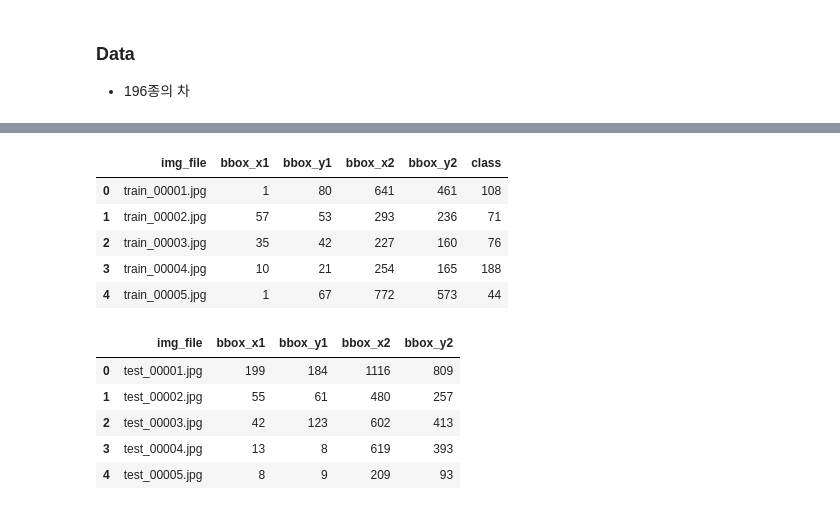
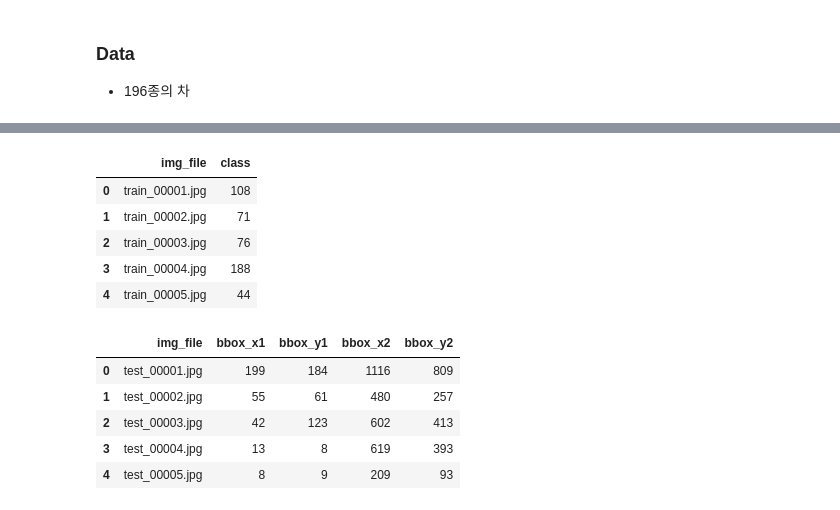
Before and after one commit to EmjayAhn/KaKR_3rd_competition, a Jupyter notebook: main.ipynb, the cells around one changed output, grey strips where cells are left out. Cells and saved outputs as stored; diff of their text form; code cells hidden in the pictures.

```diff
--- a/main.ipynb
+++ b/main.ipynb
@@ -52,13 +58,15 @@ print(df_class.shape)
 # %%
 df_train = pd.read_csv('./data/train.csv')
+df_train = df_train[['img_file', 'class']]
+df_train.replace(196, 0, inplace=True)
 df_train.head()
 # %% [output]
-|  | img_file | bbox_x1 | bbox_y1 | bbox_x2 | bbox_y2 | class |
-| 0 | train_00001.jpg | 1 | 80 | 641 | 461 | 108 |
-| 1 | train_00002.jpg | 57 | 53 | 293 | 236 | 71 |
-| 2 | train_00003.jpg | 35 | 42 | 227 | 160 | 76 |
-| 3 | train_00004.jpg | 10 | 21 | 254 | 165 | 188 |
-| 4 | train_00005.jpg | 1 | 67 | 772 | 573 | 44 |
+|  | img_file | class |
+| 0 | train_00001.jpg | 108 |
+| 1 | train_00002.jpg | 71 |
+| 2 | train_00003.jpg | 76 |
+| 3 | train_00004.jpg | 188 |
+| 4 | train_00005.jpg | 44 |
 # %%
 df_test = pd.read_csv('./data/test.csv')
 df_test.head()
```
Also changed, not shown: parts of 9 cells of this notebook, 4 other files.
